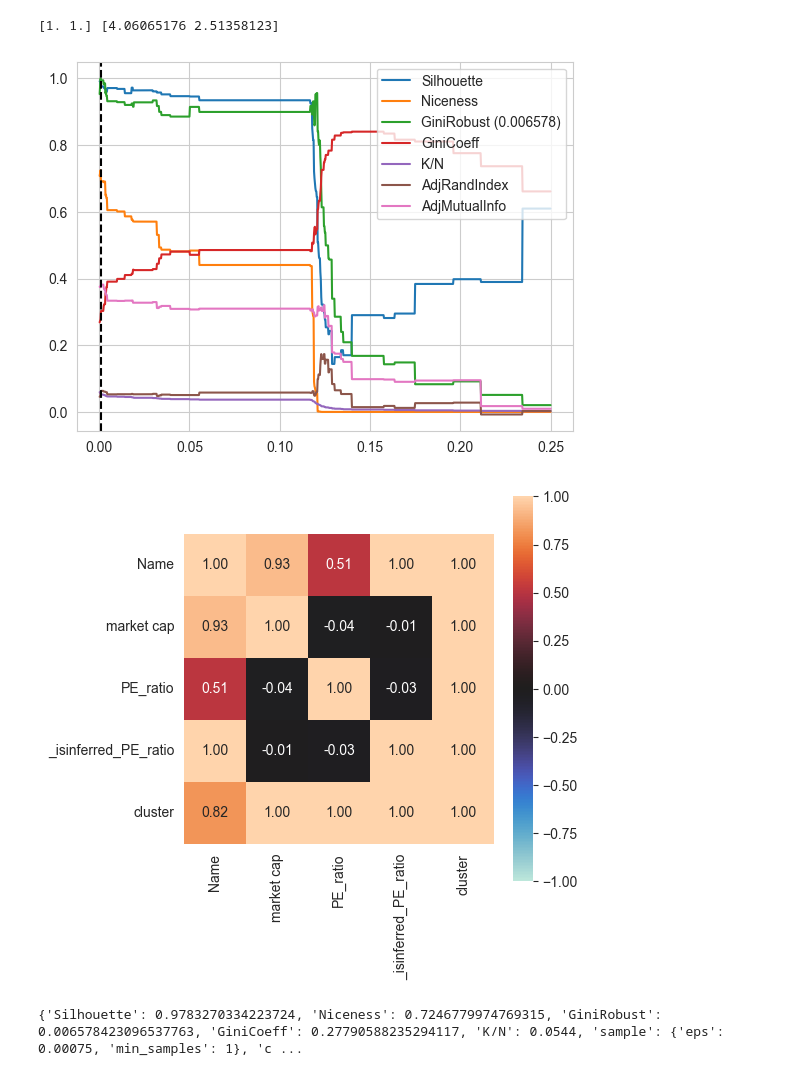
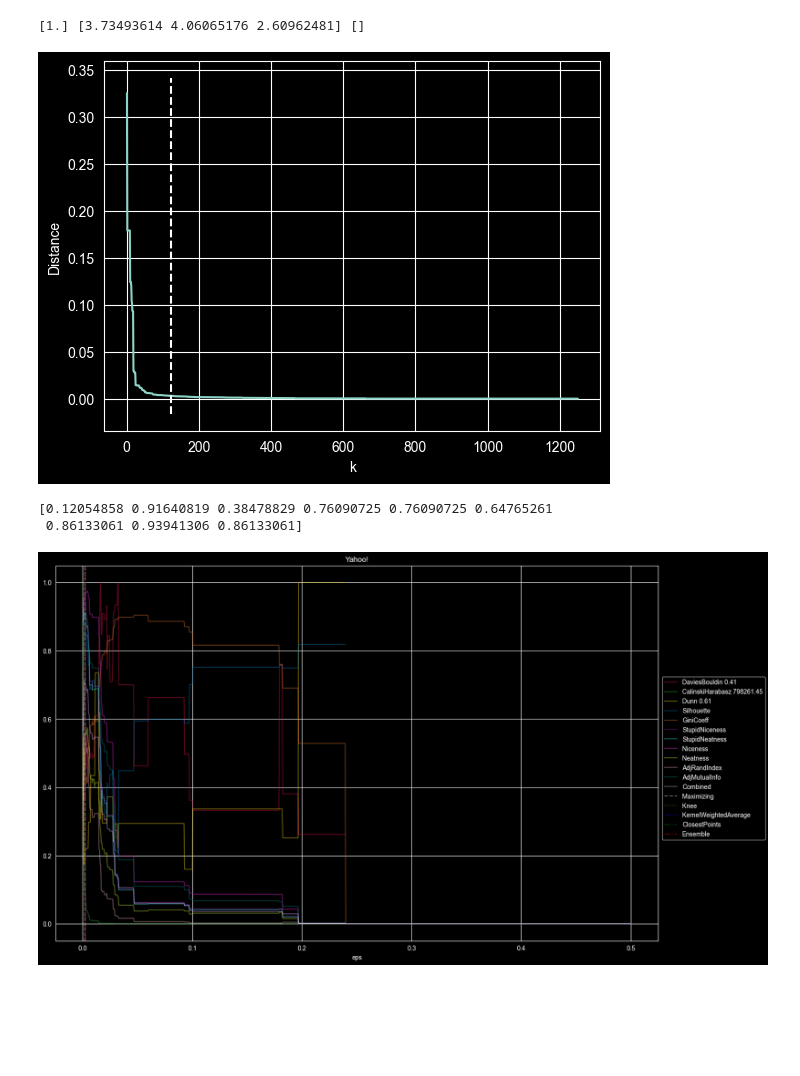
Before and after one commit to chrico-bu-uab/gower, a Jupyter notebook: yahoo.ipynb, the cells around one changed output. Drawn from its saved outputs; the diff is of its cells as text; code cells hidden in the pictures; blank space fills up the shorter version.

```diff
--- a/yahoo.ipynb
+++ b/yahoo.ipynb
@@ -8,29 +8,23 @@ from gower.gower_dist import *
 yahoo = pd.read_csv("yahoo Finanace_industry - Stock Market.csv", index_col=0).drop("Price", axis=1)
 
 yahoo["market cap"] = yahoo["market cap"].str.replace("B", "", regex=False).astype(float)
+# yahoo["Change"] = np.log1p(yahoo["Change"] / 100)
+
+#infer pe ratio
 test_mask = yahoo.PE_ratio.isna()
 yahoo["_isinferred_PE_ratio"] = test_mask
-subset = yahoo[["market cap", "PE_ratio"]]
+subset = yahoo[["Change", "market cap", "PE_ratio"]]
 train = subset[~test_mask]
 test = subset[test_mask]
 reg = RandomForestRegressor(random_state=42)
-reg.fit(train.drop("PE_ratio", axis=1), train.PE_ratio)
+X = train.drop("PE_ratio", axis=1)
+y = train.PE_ratio
+reg.fit(X, y)
 yahoo.loc[test_mask, "PE_ratio"] = reg.predict(test.drop("PE_ratio", axis=1))
-
-X = yahoo.drop(["Name", "Change"], axis=1)
-y = yahoo.Change
+#check inference
 X_train, X_test, y_train, y_test = train_test_split(X, y, random_state=42)
 reg.fit(X_train, y_train)
 print(reg.score(X_test, y_test))
 
-norm_change = (yahoo.Change - yahoo.Change.mean()) / yahoo.Change.std()
-yahoo["movement_category"] = "strong negative"
-yahoo.loc[norm_change > -1, "movement_category"] = "weak negative"
-yahoo.loc[norm_change > -0.01, "movement_category"] = "zero"
-yahoo.loc[norm_change > 0.01, "movement_category"] = "weak positive"
-yahoo.loc[norm_change > 1, "movement_category"] = "strong positive"
-yahoo.drop("Change", axis=1, inplace=True)
-print(dict(zip(*np.unique(yahoo.movement_category, return_counts=True))))
-
-yahoo.sort_values(["_isinferred_PE_ratio", "market cap"], ascending=False)
+yahoo.sample(10, random_state=42)
 # %% [output]
@@ -52,9 +45,10 @@ yahoo.sort_values(["_isinferred_PE_ratio", "market cap"], ascending=False)
 1250 rows × 5 columns
 # %%
-yahoo_ = optimize_dbscan(yahoo.drop("movement_category", axis=1), yahoo.movement_category,
-                         factor=0.25, precomputed=True, chunksize=20)
+yahoo_ = optimize_dbscan(yahoo.drop("Name", axis=1), "Yahoo!", yahoo.Name,  # weight_num=[5, 18, 76],
+                         factor=0.25, n_iter=500, precomputed=True, chunksize=20)
 # %% [output]
-[1. 1.] [4.06065176 2.51358123]
+[1.] [3.73493614 4.06065176 2.60962481] []
-[figure, old version]
+[figure, new version]
+[0.12054858 0.91640819 0.38478829 0.76090725 0.76090725 0.64765261
+ 0.86133061 0.93941306 0.86133061]
-[figure, old version]
+[figure, new version]
-{'Silhouette': 0.9783270334223724, 'Niceness': 0.7246779974769315, 'GiniRobust': 0.006578423096537763, 'GiniCoeff': 0.27790588235294117, 'K/N': 0.0544, 'sample': {'eps': 0.00075, 'min_samples': 1}, 'c ...
```
Also changed, not shown: parts of 6 cells of this notebook, 3 other files.
